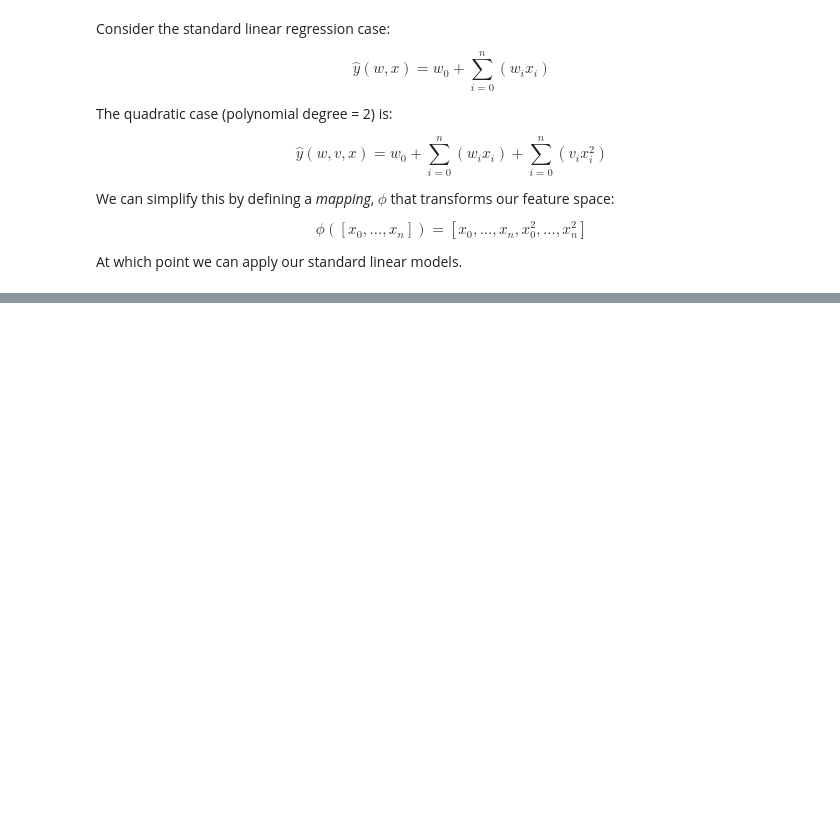
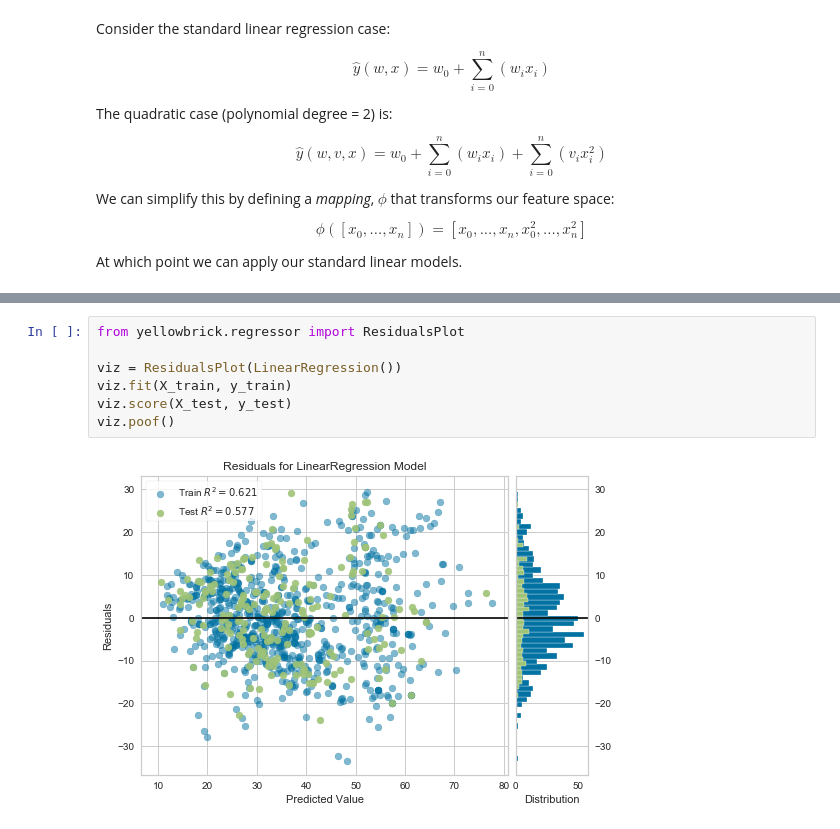
Before and after one commit to DistrictDataLabs/navyfcu-ml, a Jupyter notebook: Session 2 - Regression and Regularization.ipynb, the cells around one changed output, grey strips where cells are left out. Saved outputs shown, nothing was run; the diff lists cells and outputs as text; blank space fills up the shorter version.

```diff
--- a/Session 2 - Regression and Regularization.ipynb
+++ b/Session 2 - Regression and Regularization.ipynb
@@ -171,0 +197,9 @@ model = Pipeline([
+# %%
+from yellowbrick.regressor import ResidualsPlot
+
+viz = ResidualsPlot(LinearRegression())
+viz.fit(X_train, y_train)
+viz.score(X_test, y_test)
+viz.poof()
+# %% [output]
+[figure, added]
```
Also changed, not shown: parts of 42 cells of this notebook, 6 other files.
